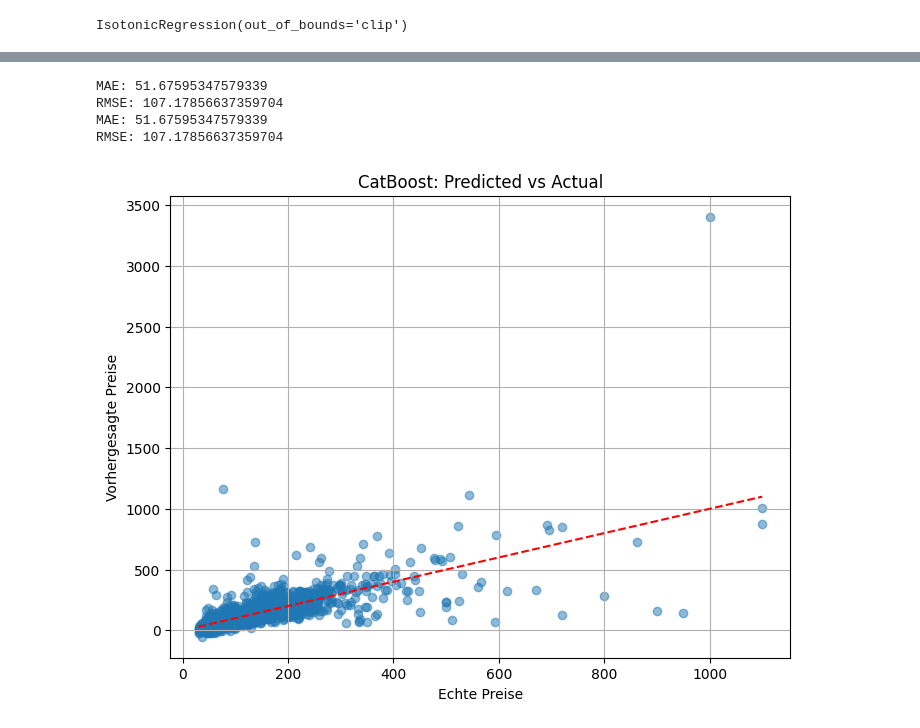
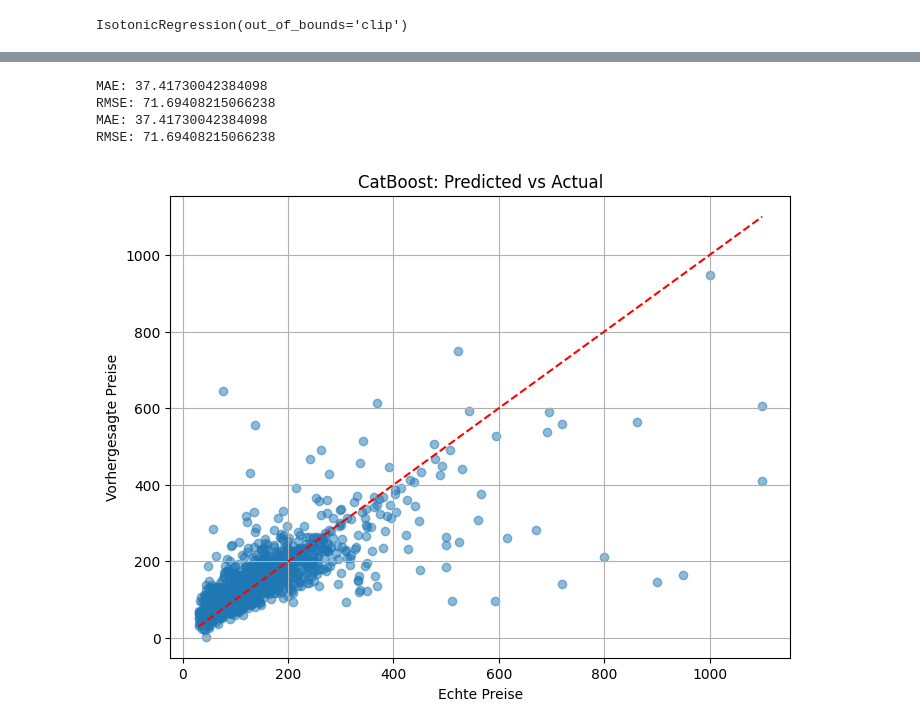
Before and after one commit to Spuphi/ML-airbnb, a Jupyter notebook: catboost_correction.ipynb, the cells around one changed output, grey strips where cells are left out. Cells and saved outputs as stored; diff of their text form; code cells hidden in the pictures.

```diff
--- a/catboost_correction.ipynb
+++ b/catboost_correction.ipynb
@@ -136,9 +156,9 @@ residuals = (
 )
 
 residual_model = CatBoostRegressor(
-    iterations=400,
+    iterations=300,
     learning_rate=0.05,
-    depth=6,
+    depth=8,
     loss_function="RMSE",
     random_seed=42,
     verbose=100
@@ -155,8 +179,8 @@ CatBoostRegressor(depth=6, iterations=400, learning_rate=0.03, loss_function='RM
 # %%
 #---model trained with all data
 model = CatBoostRegressor(
-    iterations=200,
-    learning_rate=0.05,
+    iterations=500,
+    learning_rate=0.10,
     depth=8,
     loss_function="RMSE",
     random_state=42,
@@ -171,4 +195,10 @@ model.fit(
 )
 
 y_pred = model.predict(X_test)
+
+mae = mean_absolute_error(y_test, y_pred)
+rmse = np.sqrt(mean_squared_error(y_test, y_pred))
+
+print("MAE:", mae)
+print("RMSE:", rmse)
 # %% [output]
@@ -178,16 +213,16 @@ y_pred = model.predict(X_test)
 # %%
 #----- linear correction
-y_pred = calibration_model.predict(y_pred.reshape(-1, 1))
+y_pred_correction = calibration_model.predict(y_pred.reshape(-1, 1))
 
-mae = mean_absolute_error(y_test, y_pred)
-rmse = np.sqrt(mean_squared_error(y_test, y_pred))
+mae = mean_absolute_error(y_test, y_pred_correction)
+rmse = np.sqrt(mean_squared_error(y_test, y_pred_correction))
 
 print("MAE:", mae)
 print("RMSE:", rmse)
 
 
 plt.figure(figsize=(8,6))
-plt.scatter(y_test, y_pred, alpha=0.5)
+plt.scatter(y_test, y_pred_correction, alpha=0.5)
 plt.plot([y_test.min(), y_test.max()],
          [y_test.min(), y_test.max()],
          "r--")
@@ -203,16 +238,16 @@ RMSE: 75.67052692080655
 # %%
 #----- isotonic correction
-y_pred = isotonic_model.predict(y_pred.reshape(-1, 1))
+y_pred_correction = isotonic_model.predict(y_pred.reshape(-1, 1))
 
-mae = mean_absolute_error(y_test, y_pred)
-rmse = np.sqrt(mean_squared_error(y_test, y_pred))
+mae = mean_absolute_error(y_test, y_pred_correction)
+rmse = np.sqrt(mean_squared_error(y_test, y_pred_correction))
 
 print("MAE:", mae)
 print("RMSE:", rmse)
 
 
 plt.figure(figsize=(8,6))
-plt.scatter(y_test, y_pred, alpha=0.5)
+plt.scatter(y_test, y_pred_correction, alpha=0.5)
 plt.plot([y_test.min(), y_test.max()],
          [y_test.min(), y_test.max()],
          "r--")
@@ -228,40 +263,41 @@ RMSE: 77.53269665833776
 # %%
+
 #----- catboost residual correction
 pred_residuals = residual_model.predict(X_test)
 
 true_residuals = y_test - y_pred
 
 mae = mean_absolute_error(true_residuals, pred_residuals)
 rmse = np.sqrt(mean_squared_error(true_residuals, pred_residuals))
 
 print("MAE:", mae)
 print("RMSE:", rmse)
 
-y_pred = (
+y_pred_correction = (
     y_pred
     + pred_residuals
 )
 
-mae = mean_absolute_error(y_test, y_pred)
-rmse = np.sqrt(mean_squared_error(y_test, y_pred))
+mae = mean_absolute_error(y_test, y_pred_correction)
+rmse = np.sqrt(mean_squared_error(y_test, y_pred_correction))
 
 print("MAE:", mae)
 print("RMSE:", rmse)
 
 
 plt.figure(figsize=(8,6))
-plt.scatter(y_test, y_pred, alpha=0.5)
+plt.scatter(y_test, y_pred_correction, alpha=0.5)
 plt.plot([y_test.min(), y_test.max()],
          [y_test.min(), y_test.max()],
          "r--")
 plt.xlabel("Echte Preise")
 plt.ylabel("Vorhergesagte Preise")
 plt.title("CatBoost: Predicted vs Actual")
 plt.grid(True)
 plt.show()
 # %% [output]
-MAE: 51.67595347579339
-RMSE: 107.17856637359704
-MAE: 51.67595347579339
-RMSE: 107.17856637359704
+MAE: 37.41730042384098
+RMSE: 71.69408215066238
+MAE: 37.41730042384098
+RMSE: 71.69408215066238
-[figure, old version]
+[figure, new version]
```
Also changed, not shown: parts of 7 cells of this notebook.
